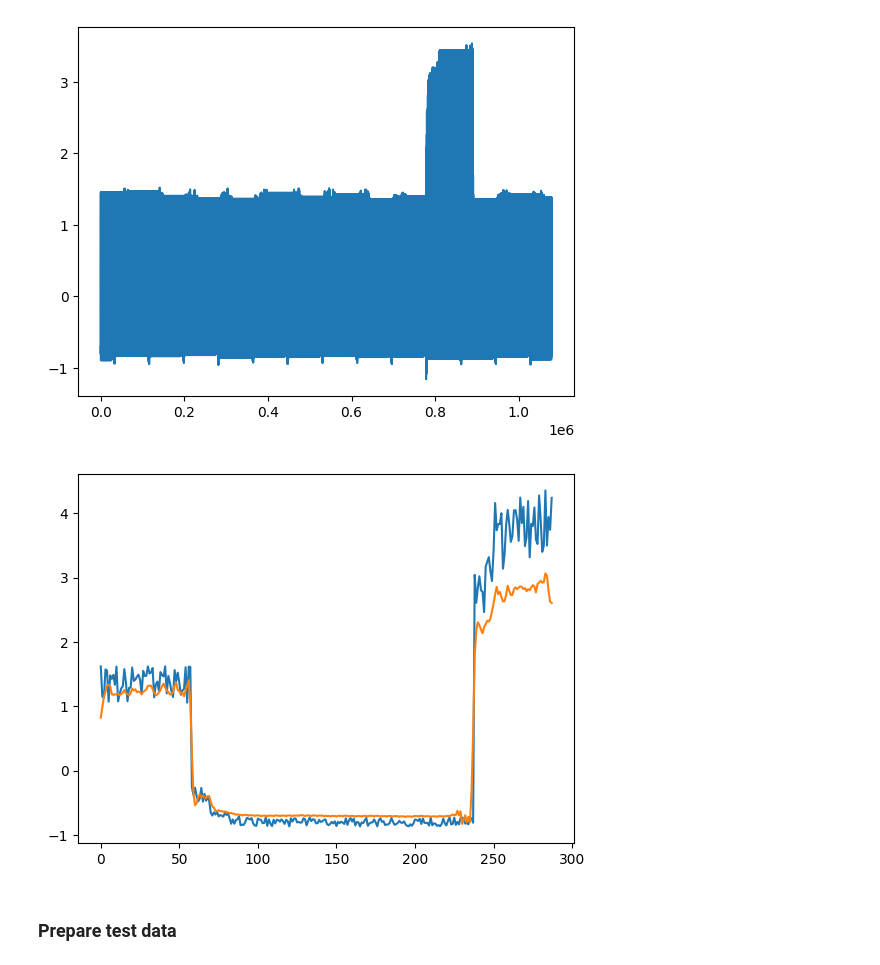
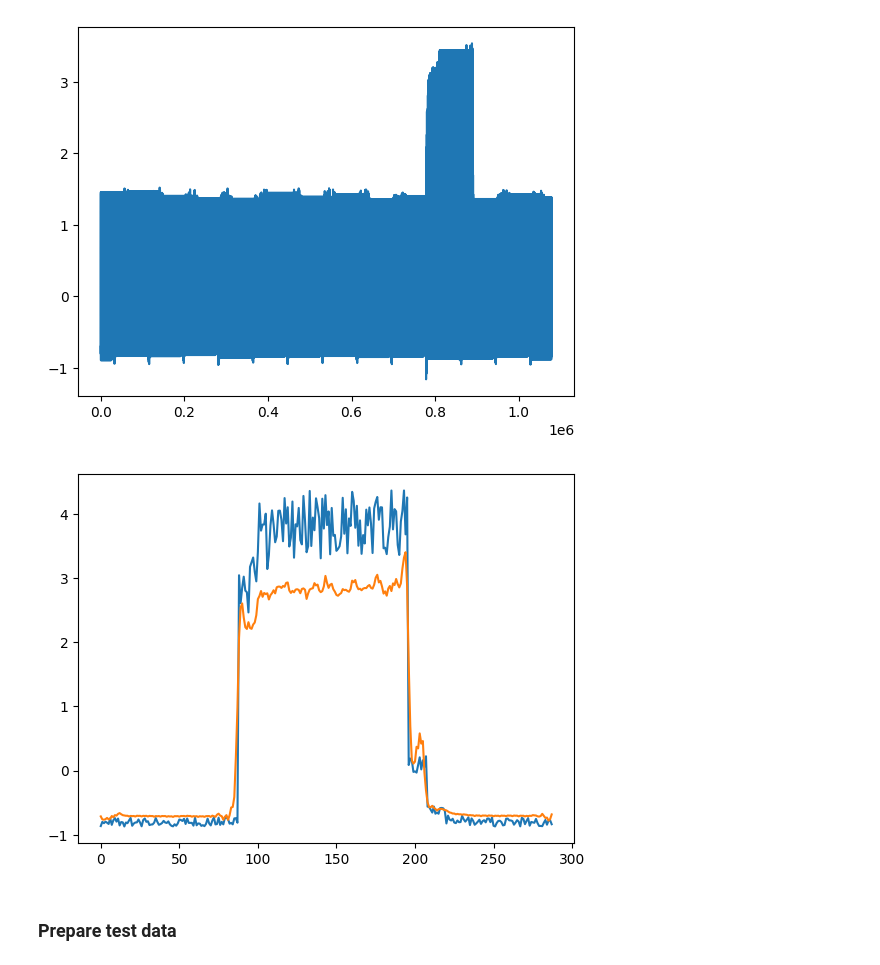
Before and after one commit to orkungedik/ml, a Jupyter notebook: examples/timeseries/ipynb/timeseries_anomaly_detection.ipynb, the cells around one changed output. Drawn from its saved outputs; the diff is of its cells as text; code cells hidden in the pictures.

```diff
--- a/examples/timeseries/ipynb/timeseries_anomaly_detection.ipynb
+++ b/examples/timeseries/ipynb/timeseries_anomaly_detection.ipynb
@@ -233,11 +233,11 @@ plt.show()
 [figure]
 # %%
 # Anomali burada
-plt.plot(x_test[2750])
-plt.plot(x_test_pred[2750])
+plt.plot(x_test[2900])
+plt.plot(x_test_pred[2900])
 plt.show()
 # %% [output]
-[figure, old version]
+[figure, new version]
 # %% [markdown]
 ### Prepare test data
 # %%
```
